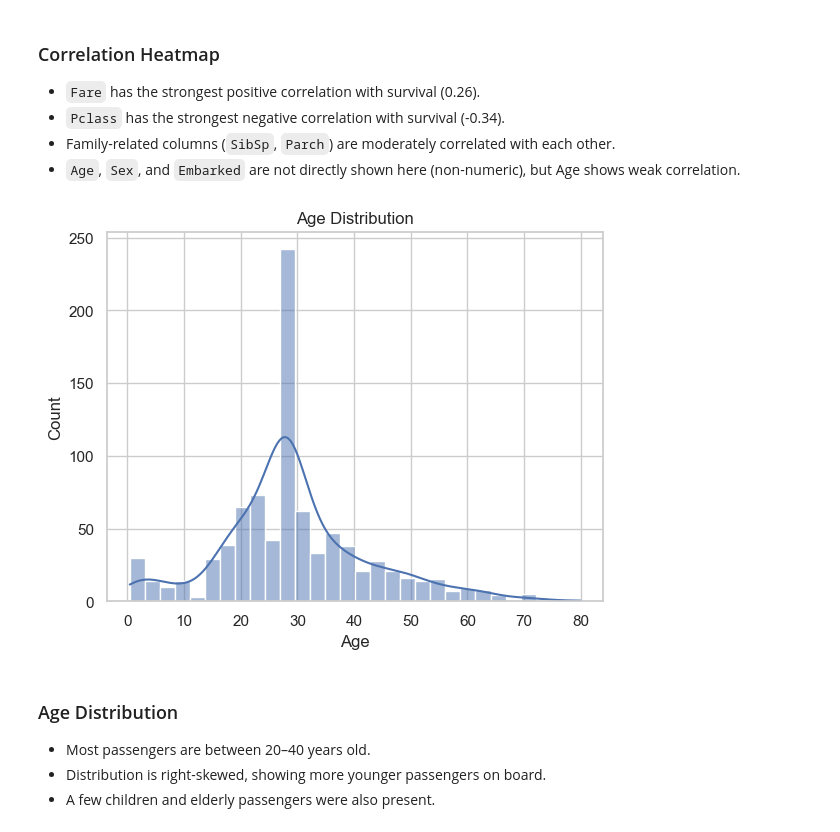
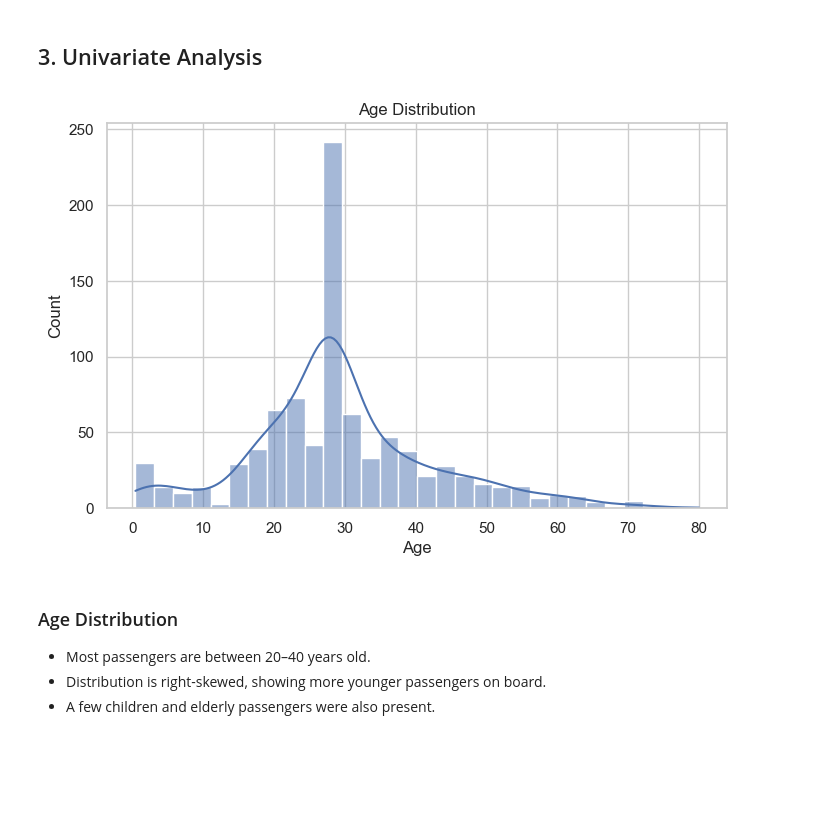
Before and after one commit to SithuSunny/Titanic_EDA-Analysis-Python, a Jupyter notebook: Titanic_EDA.ipynb, the cells around one changed output. Cells and saved outputs as stored; diff of their text form; code cells hidden in the pictures; blank space fills up the shorter version.

```diff
--- a/Titanic_EDA.ipynb
+++ b/Titanic_EDA.ipynb
@@ -79,18 +60,18 @@ plt.show()
-# %% [markdown]
-###  Correlation Heatmap
-
-- `Fare` has the strongest positive correlation with survival (0.26).
-- `Pclass` has the strongest negative correlation with survival (-0.34).
-- Family-related columns (`SibSp`, `Parch`) are moderately correlated with each other.
-- `Age`, `Sex`, and `Embarked` are not directly shown here (non-numeric), but Age shows weak correlation.
+# %% [markdown]
+## 3. Univariate Analysis
 # %%
+import seaborn as sns
+import matplotlib.pyplot as plt
+sns.set(style="whitegrid")
+
+plt.figure(figsize=(8, 5))
 sns.histplot(df['Age'], kde=True)
 plt.title("Age Distribution")
 plt.xlabel("Age")
 plt.ylabel("Count")
 plt.show()
 # %% [output]
-[figure, old version]
+[figure, new version]
 # %% [markdown]
 ###  Age Distribution
 
```
Also changed, not shown: parts of 23 cells of this notebook.
